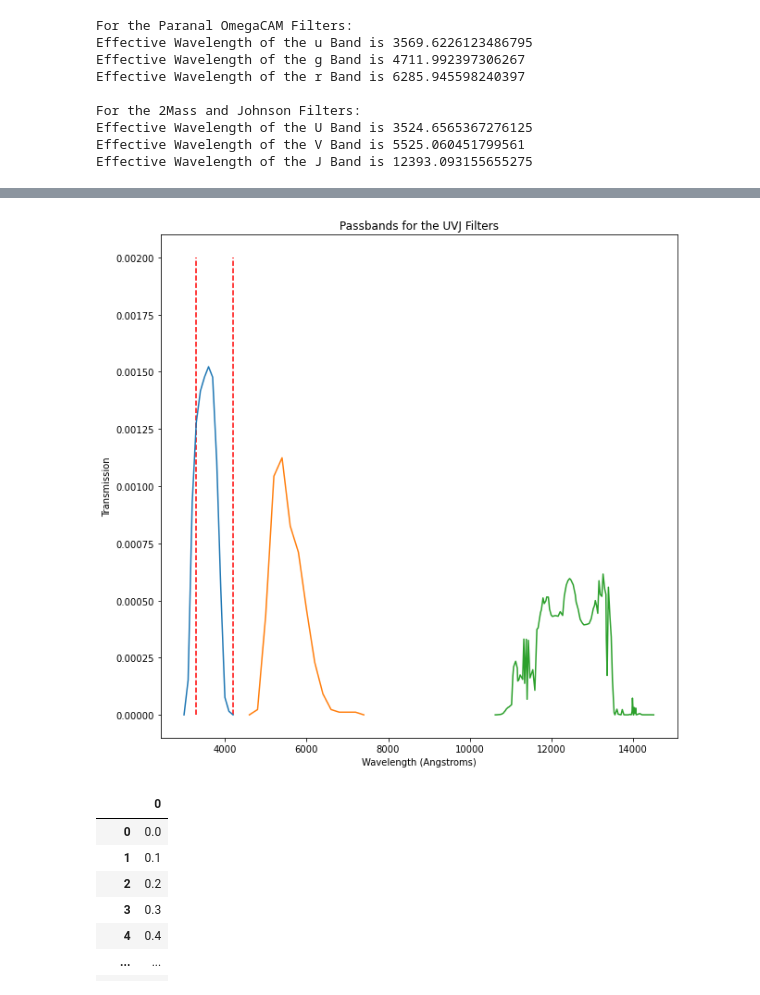
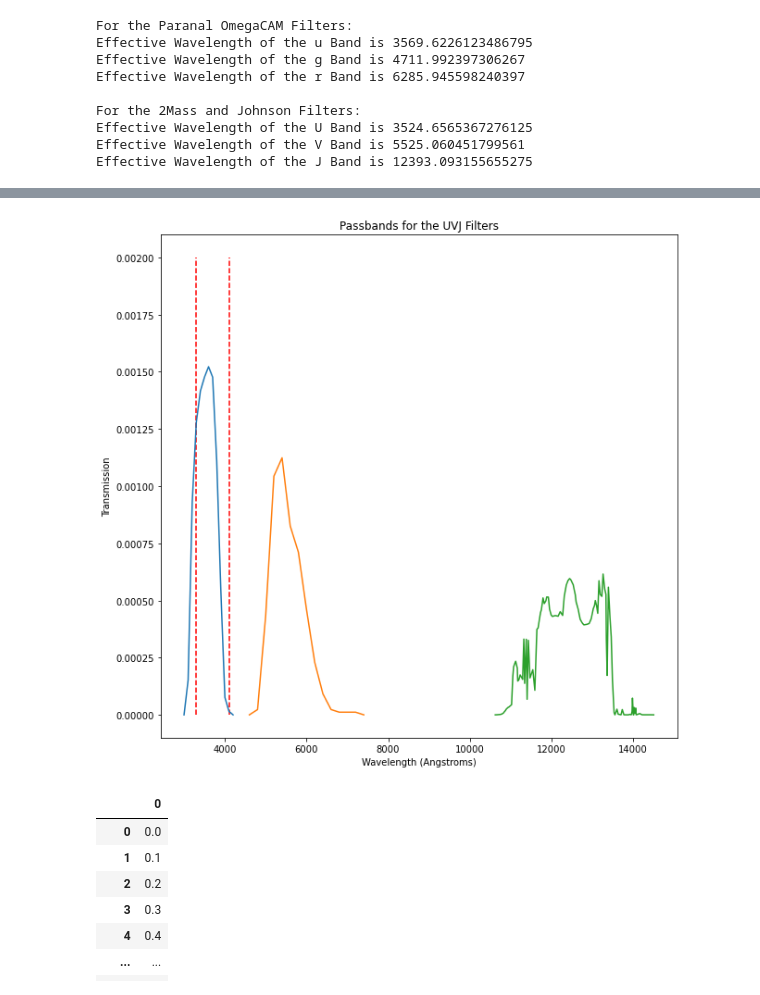
Before and after one commit to mitchellhooymans/LymanBreakActivity, a Jupyter notebook: LymanBreakActivity.ipynb, the cells around one changed output, grey strips where cells are left out. Saved outputs shown, nothing was run; the diff lists cells and outputs as text; code cells hidden in the pictures.

```diff
--- a/LymanBreakActivity.ipynb
+++ b/LymanBreakActivity.ipynb
@@ -688,31 +713,31 @@ plt.show()
 # %%
 # We can also plot the passbands for the UVJ
 U_arr = np.array(pb_U.asList())
 V_arr = np.array(pb_V.asList())
 J_arr = np.array(pb_J.asList())
 
 plt.figure(figsize=(10, 10))
 plt.plot(U_arr[:, 0], U_arr[:,1], label='U')
 plt.plot(V_arr[:, 0], V_arr[:,1], label='V')
 plt.plot(J_arr[:, 0], J_arr[:,1], label='J')
 plt.title("Passbands for the UVJ Filters")
 plt.xlabel('Wavelength (Angstroms)')
 plt.ylabel('Transmission')
 
 
 # additionally as we are investigating the lyman break, we can plot the lyman break and where it would be redshifted too
 # we can do this using the appropriate equation: λ = λ_0 * (1 + z)
 lyman_break = 912
 lyman_break_z26 = lyman_break * (1 + 2.6)
-lyman_break_z36 = lyman_break * (1 + 3.6)
+lyman_break_z36 = lyman_break * (1 + 3.5)
 
 # Plotting this on the same graph as the passbands
 plt.vlines(lyman_break_z26, 0, 0.002, color='r',linestyle="--", label='Lyman Break (z = 2.6)')
-plt.vlines(lyman_break_z36, 0, 0.002, color='r',linestyle="--", label='Lyman Break (z = 3.6)')
+plt.vlines(lyman_break_z36, 0, 0.002, color='r',linestyle="--", label='Lyman Break (z = 3.5)')
 
 plt.show()
 # %% [output]
-[figure, old version]
+[figure, new version]
 # %%
 # Now we must look at the SED templates and the passbands to calculate the UGR and UVJ colours for the SED templates. Using the astLib library we can
 
```
Also changed, not shown: parts of 35 cells of this notebook.
